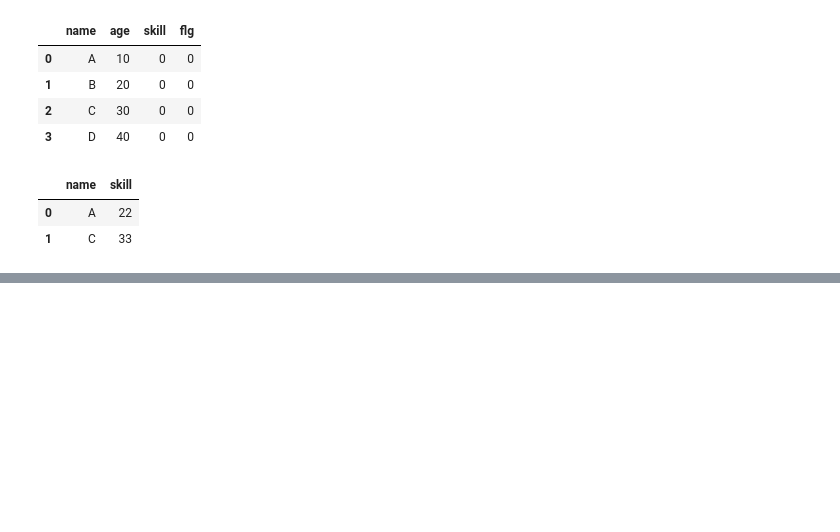
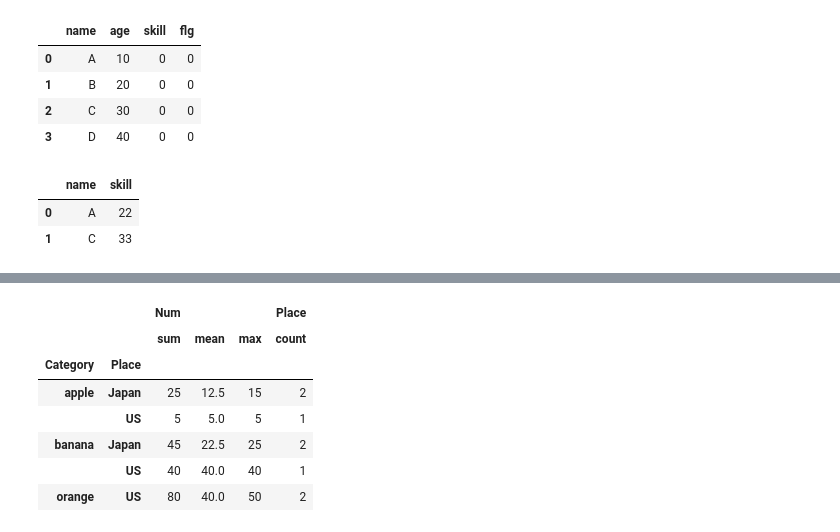
Before and after one commit to masa831/PythonTemplate, a Jupyter notebook: PythonTIps/pandas.ipynb, the cells around one changed output, grey strips where cells are left out. Saved outputs shown, nothing was run; the diff lists cells and outputs as text; code cells hidden in the pictures; blank space fills up the shorter version.

```diff
--- a/PythonTIps/pandas.ipynb
+++ b/PythonTIps/pandas.ipynb
@@ -259,0 +292,9 @@ df1
+# %%
+# 複数の列指定も可能
+data = {'Category': ['apple', 'banana', 'apple', 'banana', 'orange', 'apple', 'banana', 'orange'],
+        'Place': ['Japan', 'Japan', 'Japan', 'Japan', 'US', 'US', 'US', 'US'],
+        'Num': [10, 20, 15, 25, 30, 5, 40, 50],
+        }
+df = pd.DataFrame(data)
+
+df.groupby(['Category', 'Place']).sum()
@@ -259,0 +309,14 @@ df1
+# %%
+# aggを利用することで、関数をまとめて適応できる
+# df.groupby(['Category', 'Place']).agg(['sum', 'mean', 'max'])
+# df.groupby(['Category', 'Place']).agg({'Num': ['sum', 'mean', 'max']})  # 列を指定して集計する場合
+df.groupby(['Category', 'Place']).agg({'Num': ['sum', 'mean', 'max'], 'Place': ['count']})  # 列を指定して集計する場合
+# %% [output]
+|  |  | Num |  |  | Place |
+|  |  | sum | mean | max | count |
+| Category | Place |  |  |  |  |
+| apple | Japan | 25 | 12.5 | 15 | 2 |
+|  | US | 5 | 5.0 | 5 | 1 |
+| banana | Japan | 45 | 22.5 | 25 | 2 |
+|  | US | 40 | 40.0 | 40 | 1 |
+| orange | US | 80 | 40.0 | 50 | 2 |
```
Also changed, not shown: parts of 19 cells of this notebook, 1 other file.
